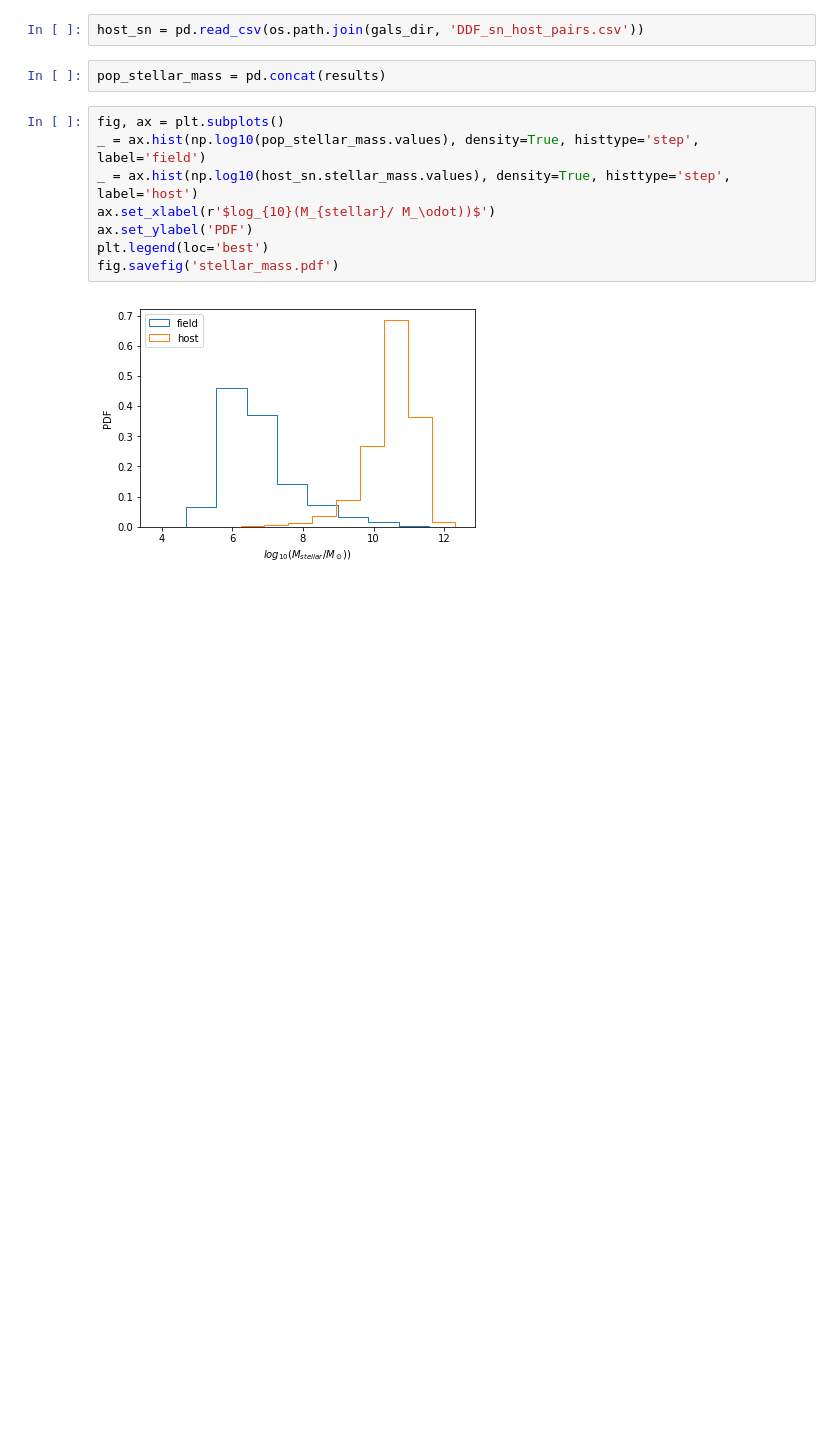
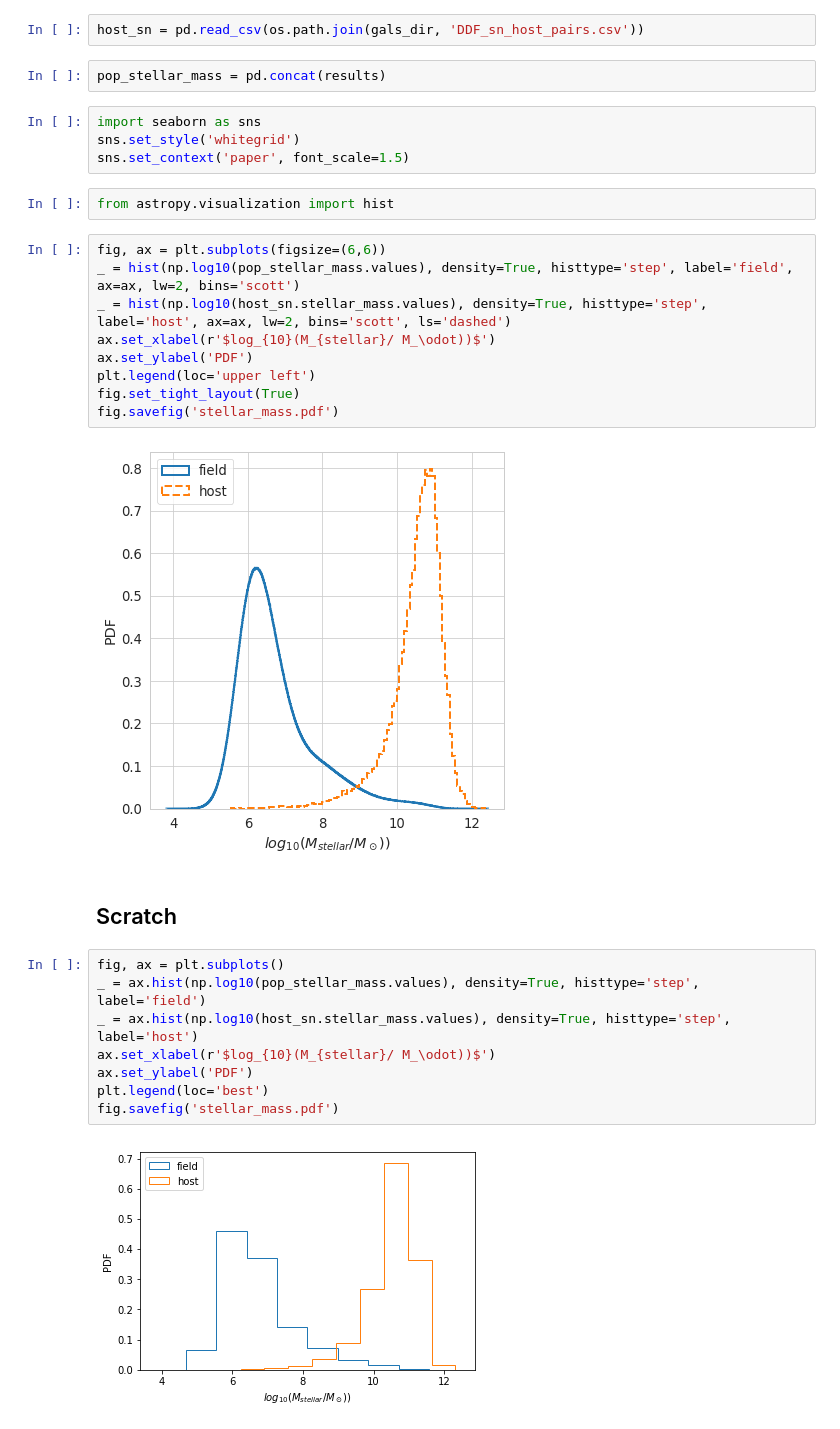
Before and after one commit to LSSTDESC/SN_image_catalog_validation, a Jupyter notebook: stellar_mass/StellarMass.ipynb, the cells around one changed output. Cells and saved outputs as stored; diff of their text form; blank space fills up the shorter version.

Commit message:
Added for DC2 paper 	new file:   README.md 	modified:   StellarMass.ipynb

```diff
--- a/stellar_mass/StellarMass.ipynb
+++ b/stellar_mass/StellarMass.ipynb
@@ -29,6 +32,25 @@ for fname in fnames:
 host_sn = pd.read_csv(os.path.join(gals_dir, 'DDF_sn_host_pairs.csv'))
 # %%
 pop_stellar_mass = pd.concat(results)
+# %%
+import seaborn as sns
+sns.set_style('whitegrid')
+sns.set_context('paper', font_scale=1.5)
+# %%
+from astropy.visualization import hist
+# %%
+fig, ax = plt.subplots(figsize=(6,6))
+_ = hist(np.log10(pop_stellar_mass.values), density=True, histtype='step', label='field', ax=ax, lw=2, bins='scott')
+_ = hist(np.log10(host_sn.stellar_mass.values), density=True, histtype='step', label='host', ax=ax, lw=2, bins='scott', ls='dashed')
+ax.set_xlabel(r'$log_{10}(M_{stellar}/ M_\odot))$')
+ax.set_ylabel('PDF')
+plt.legend(loc='upper left')
+fig.set_tight_layout(True)
+fig.savefig('stellar_mass.pdf')
+# %% [output]
+[figure, added]
+# %% [markdown]
+## Scratch
 # %%
 fig, ax = plt.subplots()
 _ = ax.hist(np.log10(pop_stellar_mass.values), density=True, histtype='step', label='field')
```
Also changed, not shown: parts of 2 cells of this notebook, 1 other file.
